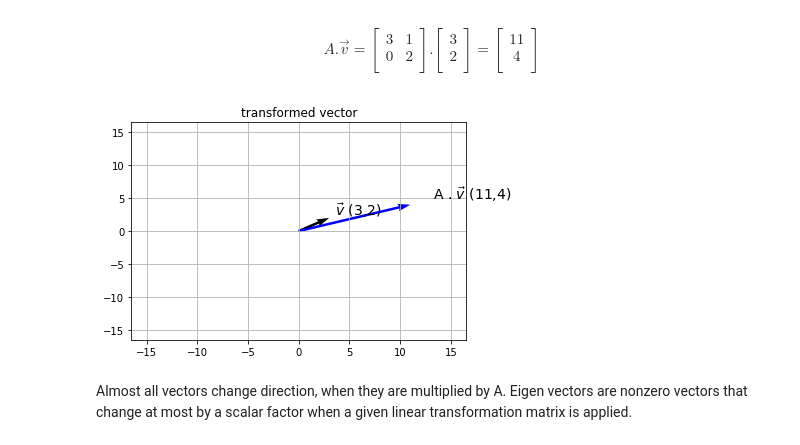
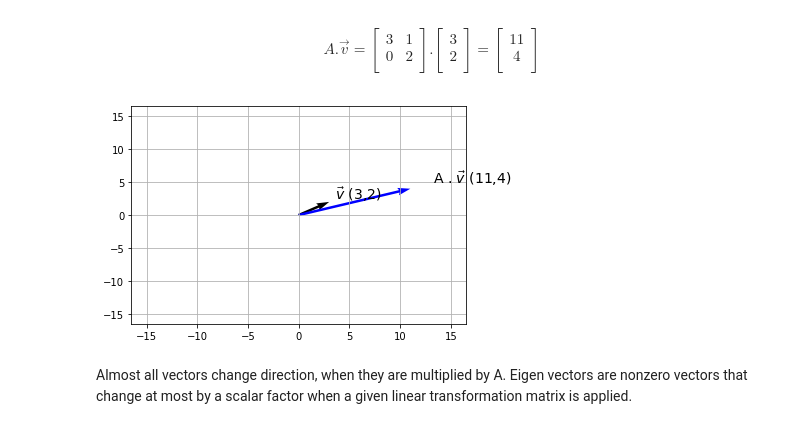
Before and after one commit to vinayshanbhag/math, a Jupyter notebook: Eigen_Vectors.ipynb, the cells around one changed output. Cells and saved outputs as stored; diff of their text form; code cells hidden in the pictures.

```diff
--- a/Eigen_Vectors.ipynb
+++ b/Eigen_Vectors.ipynb
@@ -75,8 +71,8 @@ Matrix A transforms a vector $\vec v$ as follows-
 # %%
-plot_vec(v,name=r"$\vec v $", title="transformed vector", color="k")
-plot_vec(np.dot(A,v),name=r"A . $\vec v $", title="transformed vector", color="b")
+plot_vec(v,name=r"$\vec v $", color="k")
+plot_vec(np.dot(A,v),name=r"A . $\vec v $", color="b")
 # %% [output]
-[figure, old version]
+[figure, new version]
 # %% [markdown]
 Almost all vectors change direction, when they are multiplied by A. Eigen vectors are nonzero vectors that change at most by a scalar factor when a given linear transformation matrix is applied.
 # %% [markdown]
```
Also changed, not shown: parts of 7 cells of this notebook.
